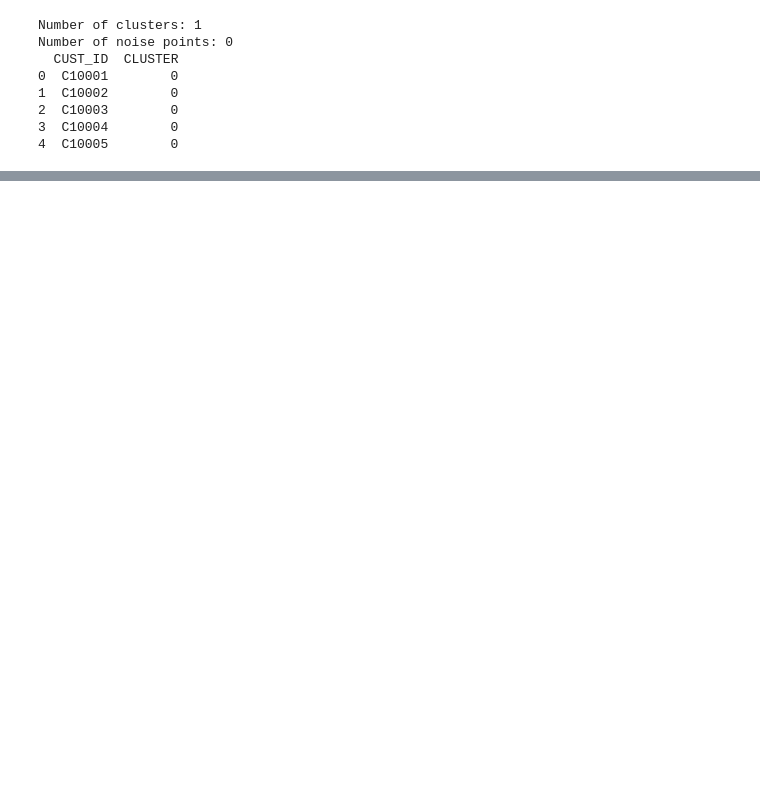
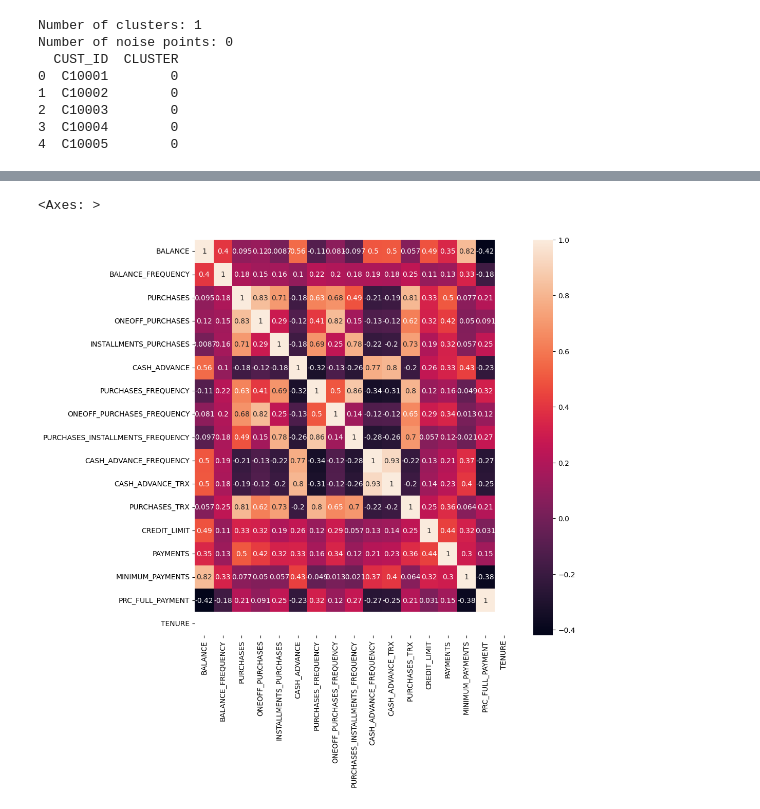
Before and after one commit to MSC-ADM-G/adm_g11, a Jupyter notebook: 248339B_clustering_analysis.ipynb, the cells around one changed output, grey strips where cells are left out. Drawn from its saved outputs; the diff is of its cells as text; code cells hidden in the pictures; blank space fills up the shorter version.

```diff
--- a/248339B_clustering_analysis.ipynb
+++ b/248339B_clustering_analysis.ipynb
@@ -123,11 +206,5 @@ plt.gca().spines[['top', 'right',]].set_visible(False)
 # %%
 #Trying to do clustering with DBSCAN
-
-df = pd.read_csv('sample_data/marketing_data.csv')
-df.dropna()
-df.drop_duplicates()
-
-# Selecting only the relevant features for clustering
 df_selected_features = df[['PURCHASES_FREQUENCY', 'PRC_FULL_PAYMENT', 'TENURE']]
 
 # Impute missing values using the median for the selected features
@@ -215,0 +338,3 @@ The average silhouette_score is : 0.5846283649339238
+# %%
+df["MINIMUM_PAYMENTS"].fillna(df["MINIMUM_PAYMENTS"].mean(),inplace=True)
+df["CREDIT_LIMIT"].fillna(df["CREDIT_LIMIT"].mean(),inplace=True)
@@ -215,0 +362,6 @@ The average silhouette_score is : 0.5846283649339238
+# %%
+f, ax = plt.subplots(figsize = (10, 10))
+sns.heatmap(df.corr(), annot=True)
+# %% [output]
+<Axes: >
+[figure, added]
```
Also changed, not shown: parts of 39 cells of this notebook, 1 other file.
